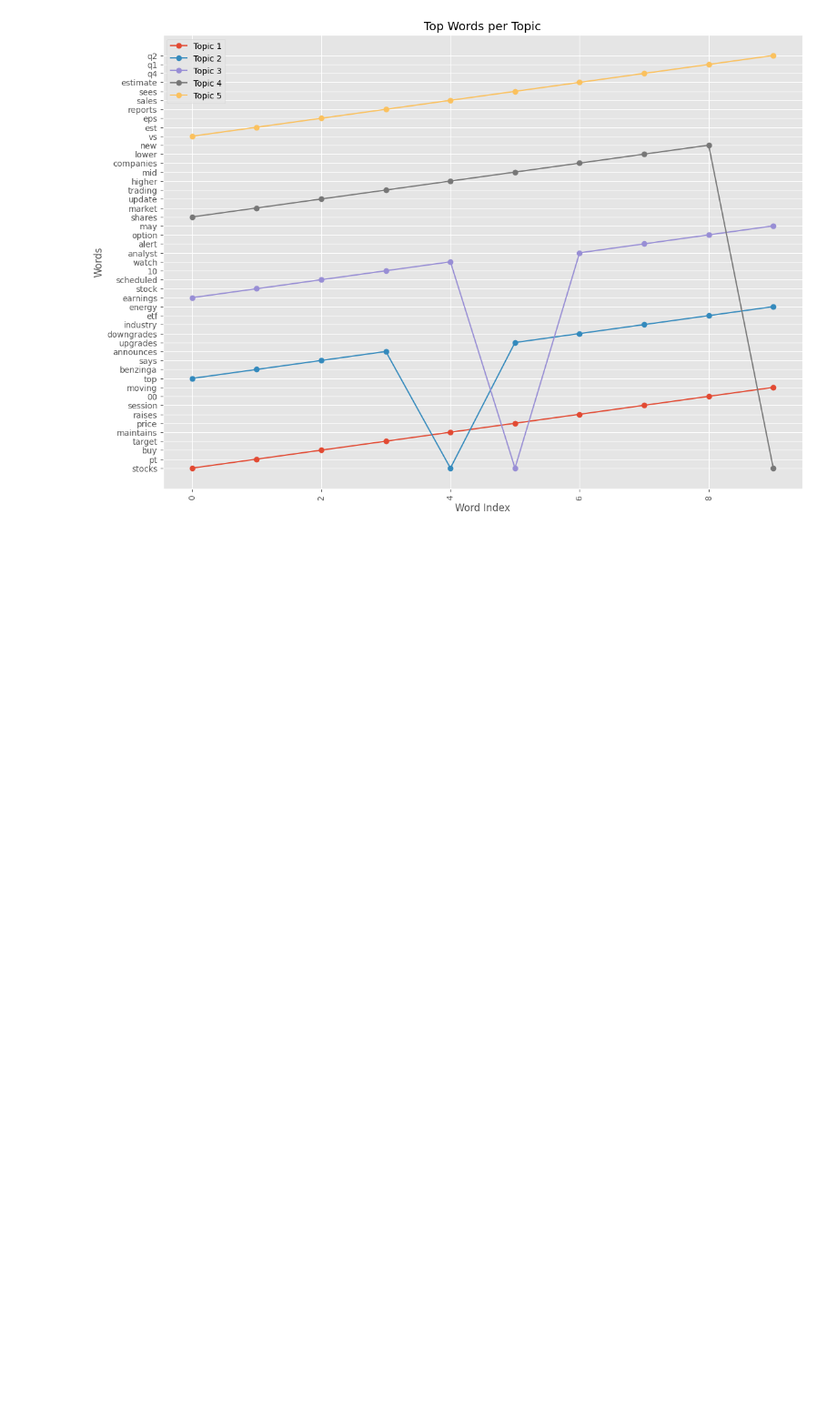
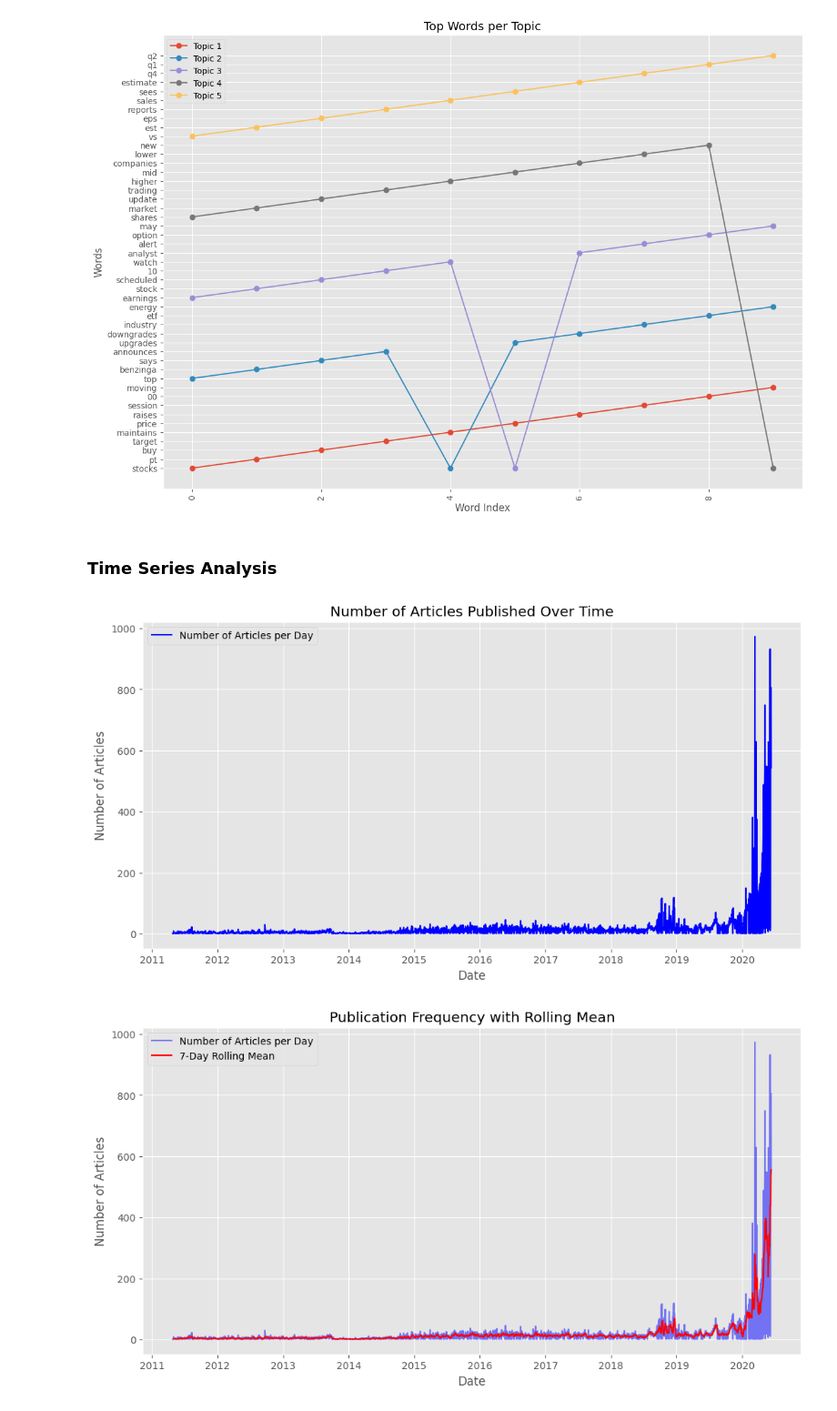
Before and after one commit to ElbetelTaye/Financial-News-and-Stock-Price-analysis, a Jupyter notebook: notebooks/Task1.ipynb, the cells around one changed output. Shown: that part at 91% size. Cells and saved outputs as stored; diff of their text form; code cells hidden in the pictures; blank space fills up the shorter version.

Commit message:
Added a Time analysis

```diff
--- a/notebooks/Task1.ipynb
+++ b/notebooks/Task1.ipynb
@@ -576,3 +576,59 @@ plt.xticks(rotation=90)
 plt.show()
 # %% [output]
 [figure]
+# %% [markdown]
+### Time Series Analysis
+# %%
+import pandas as pd
+import matplotlib.pyplot as plt
+import seaborn as sns
+
+# Load the CSV file into a Pandas DataFrame
+df = pd.read_csv(r'C:\Users\Hp\Desktop\10_Academy\week-1\Data\raw_analyst_ratings.csv\raw_analyst_ratings.csv')
+
+# Convert the date column to datetime format with timezone information
+df['date'] = pd.to_datetime(df['date'], format='%Y-%m-%d %H:%M:%S%z', errors='coerce')
+
+# Task 1: Analyze publication frequency over time
+# Group by date to get the number of articles per day
+df['publication_date'] = df['date'].dt.date
+articles_per_day = df.groupby('publication_date').size()
+
+# Visualize the number of articles published over time
+plt.figure(figsize=(12, 6))
+plt.plot(articles_per_day, label='Number of Articles per Day', color='blue')
+plt.title('Number of Articles Published Over Time')
+plt.xlabel('Date')
+plt.ylabel('Number of Articles')
+plt.legend()
+plt.show()
+
+# Task 2: Identify spikes in publication frequency
+# Rolling mean to smooth the series and detect spikes
+rolling_mean = articles_per_day.rolling(window=7).mean()
+
+plt.figure(figsize=(12, 6))
+plt.plot(articles_per_day, label='Number of Articles per Day', color='blue', alpha=0.5)
+plt.plot(rolling_mean, label='7-Day Rolling Mean', color='red')
+plt.title('Publication Frequency with Rolling Mean')
+plt.xlabel('Date')
+plt.ylabel('Number of Articles')
+plt.legend()
+plt.show()
+
+# Task 3: Analyze the time of day when most news is released
+df['time_of_day'] = df['date'].dt.hour
+
+# Count the number of articles published at each hour of the day
+articles_by_hour = df['time_of_day'].value_counts().sort_index()
+
+# Visualize the number of articles by hour of the day
+plt.figure(figsize=(12, 6))
+sns.barplot(x=articles_by_hour.index, y=articles_by_hour.values, color='green')
+plt.title('Number of Articles by Hour of the Day')
+plt.xlabel('Hour of the Day')
+plt.ylabel('Number of Articles')
+plt.show()
+# %% [output]
+[figure, added]
+[figure, added]
```
Also changed, not shown: parts of 1 cell of this notebook.
